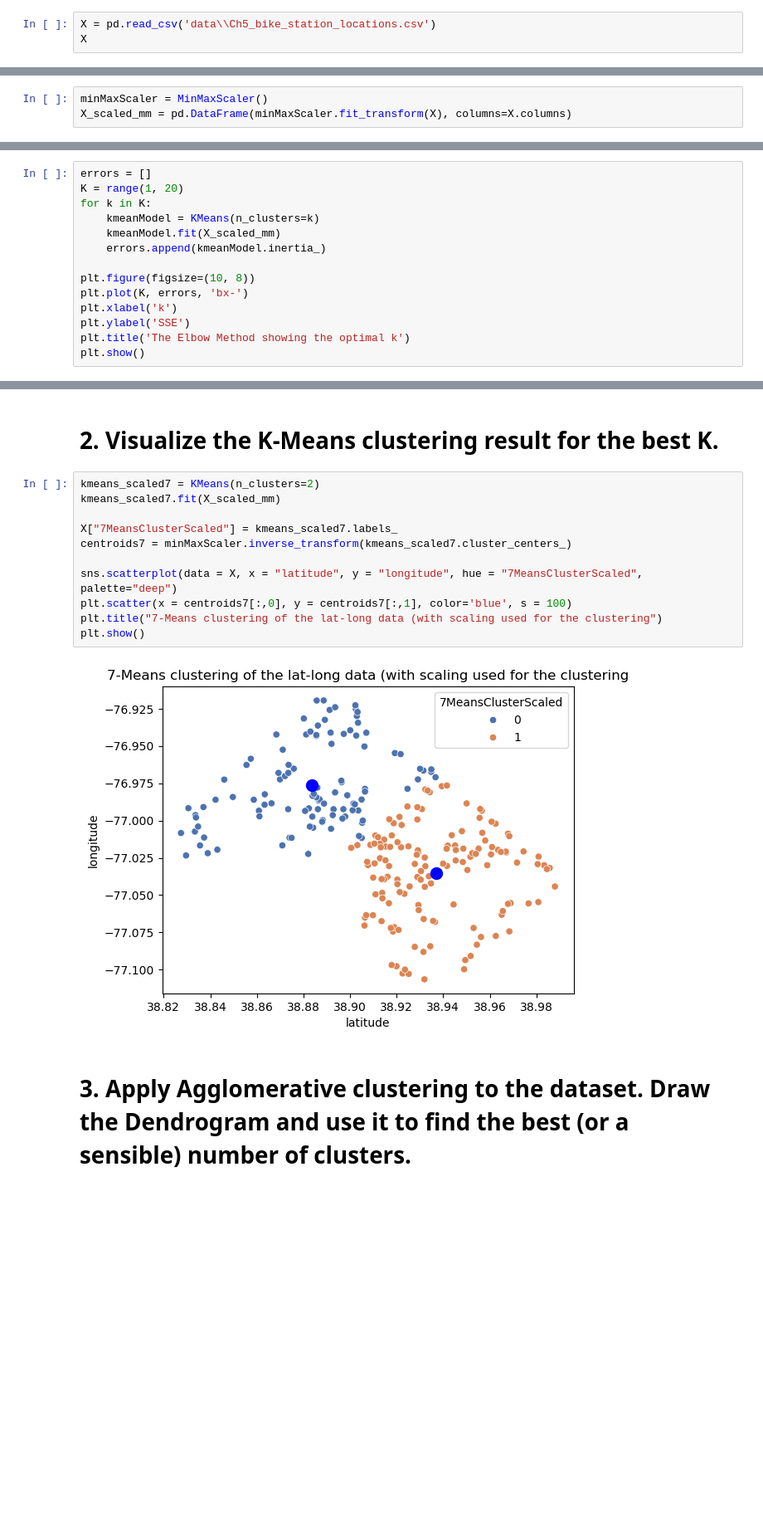
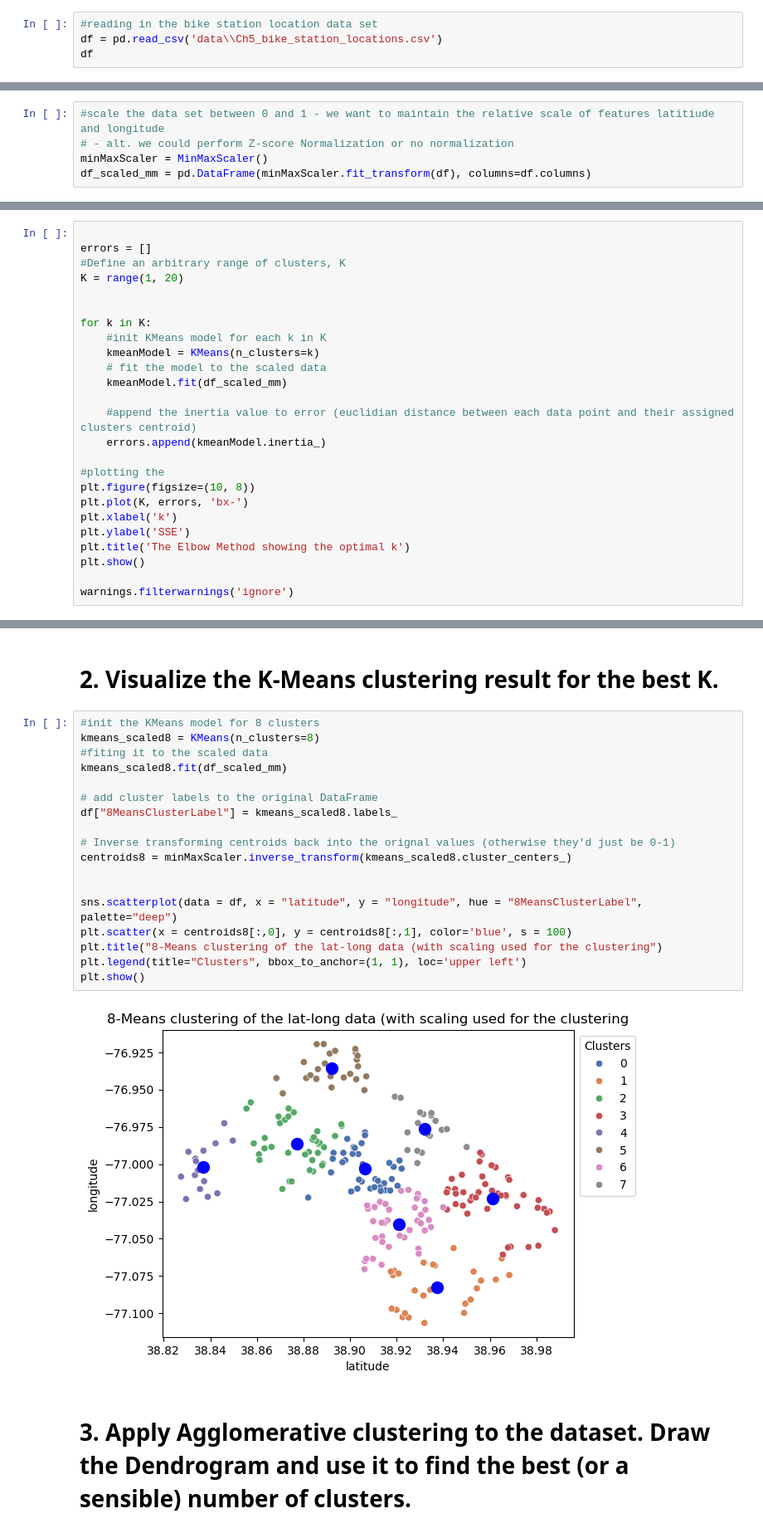
Before and after one commit to hsahmad112/DataAndThingsW2025, a Jupyter notebook: exercise_10.ipynb, the cells around one changed output, grey strips where cells are left out. Shown: that part at 83% size. Saved outputs shown, nothing was run; the diff lists cells and outputs as text; blank space fills up the shorter version.

```diff
--- a/exercise_10.ipynb
+++ b/exercise_10.ipynb
@@ -29,8 +28,9 @@ Answer the following questions:
 # %% [markdown]
 # 1. Apply K-Means clustering to the dataset. Try out different values for K and use the Elbow method to find the best (or a sensible) K.
 # %%
-X = pd.read_csv('data\\Ch5_bike_station_locations.csv')
-X
+#reading in the bike station location data set
+df = pd.read_csv('data\\Ch5_bike_station_locations.csv')
+df
 # %% [output]
 |  | latitude | longitude |
 | 0 | 38.956590 | -76.993437 |
@@ -46,5 +46,7 @@ X
 | 243 | 38.934918 | -76.965717 |
 244 rows × 2 columns
 # %%
+#scale the data set between 0 and 1 - we want to maintain the relative scale of features latitiude and longitude
+# - alt. we could perform Z-score Normalization or no normalization
 minMaxScaler = MinMaxScaler()
-X_scaled_mm = pd.DataFrame(minMaxScaler.fit_transform(X), columns=X.columns)
+df_scaled_mm = pd.DataFrame(minMaxScaler.fit_transform(df), columns=df.columns)
@@ -56,15 +53,26 @@ KMeans(n_clusters=3)
 # %%
+
 errors = []
+#Define an arbitrary range of clusters, K
 K = range(1, 20)
+
+
 for k in K:
+    #init KMeans model for each k in K
     kmeanModel = KMeans(n_clusters=k)
-    kmeanModel.fit(X_scaled_mm)
+    # fit the model to the scaled data
+    kmeanModel.fit(df_scaled_mm)
+
+    #append the inertia value to error (euclidian distance between each data point and their assigned clusters centroid)
     errors.append(kmeanModel.inertia_)
 
+#plotting the
 plt.figure(figsize=(10, 8))
 plt.plot(K, errors, 'bx-')
 plt.xlabel('k')
 plt.ylabel('SSE')
 plt.title('The Elbow Method showing the optimal k')
 plt.show()
+
+warnings.filterwarnings('ignore')
 # %% [output]
@@ -94,18 +105,25 @@ K=19: -0.038152233888333
 # %% [markdown]
 # 2. Visualize the K-Means clustering result for the best K.
 # %%
-kmeans_scaled7 = KMeans(n_clusters=2)
-kmeans_scaled7.fit(X_scaled_mm)
+#init the KMeans model for 8 clusters
+kmeans_scaled8 = KMeans(n_clusters=8)
+#fiting it to the scaled data
+kmeans_scaled8.fit(df_scaled_mm)
 
-X["7MeansClusterScaled"] = kmeans_scaled7.labels_
-centroids7 = minMaxScaler.inverse_transform(kmeans_scaled7.cluster_centers_)
+# add cluster labels to the original DataFrame
+df["8MeansClusterLabel"] = kmeans_scaled8.labels_
 
-sns.scatterplot(data = X, x = "latitude", y = "longitude", hue = "7MeansClusterScaled", palette="deep")
-plt.scatter(x = centroids7[:,0], y = centroids7[:,1], color='blue', s = 100)
-plt.title("7-Means clustering of the lat-long data (with scaling used for the clustering")
+# Inverse transforming centroids back into the orignal values (otherwise they'd just be 0-1)
+centroids8 = minMaxScaler.inverse_transform(kmeans_scaled8.cluster_centers_)
+
+
+sns.scatterplot(data = df, x = "latitude", y = "longitude", hue = "8MeansClusterLabel", palette="deep")
+plt.scatter(x = centroids8[:,0], y = centroids8[:,1], color='blue', s = 100)
+plt.title("8-Means clustering of the lat-long data (with scaling used for the clustering")
+plt.legend(title="Clusters", bbox_to_anchor=(1, 1), loc='upper left')
 plt.show()
 # %% [output]
-[figure, old version]
+[figure, new version]
 # %% [markdown]
 # 3. Apply Agglomerative clustering to the dataset. Draw the Dendrogram and use it to find the best (or a sensible) number of clusters.
 # %%
```
Also changed, not shown: parts of 13 cells of this notebook.
